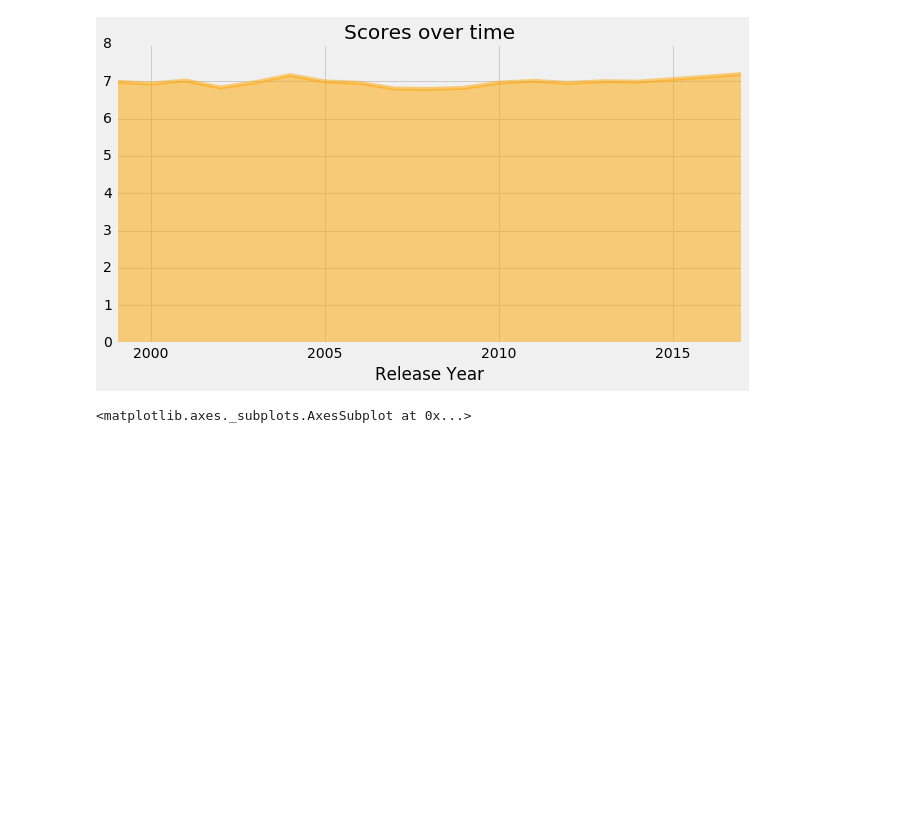
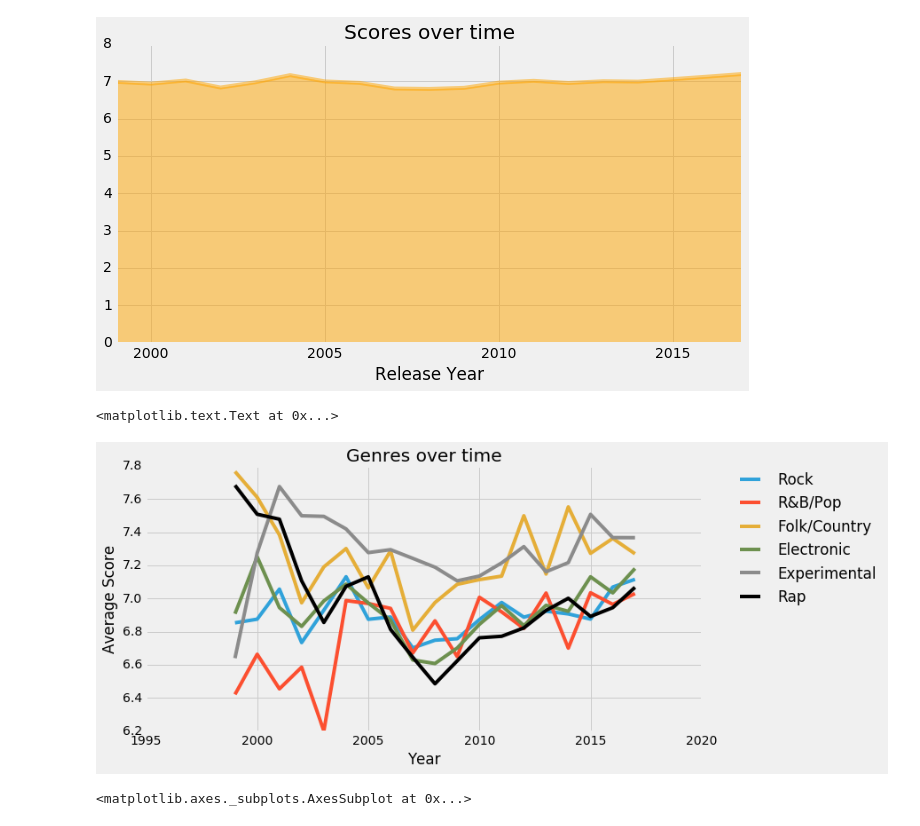
Before and after one commit to mikehalverson11/Pitchfork, a Jupyter notebook: All-Time Analysis.ipynb, the cells around one changed output. Cells and saved outputs as stored; diff of their text form; code cells hidden in the pictures; blank space fills up the shorter version.

```diff
--- a/All-Time Analysis.ipynb
+++ b/All-Time Analysis.ipynb
@@ -20,6 +20,21 @@ df[df['Release Year']>1998].groupby('Release Year').mean()['scores'].plot(title=
 # %% [output]
 <matplotlib.axes._subplots.AxesSubplot at 0x...>
 [figure]
+# %%
+fig,ax=plt.subplots()
+ax.plot(df[(df['rock']==1) & (df['Release Year']>1998)].groupby('Release Year')['scores'].mean(), label = "Rock")
+ax.plot(df[(df['r&b']==1) & (df['Release Year']>1998)].groupby('Release Year')['scores'].mean(), label = "R&B/Pop")
+ax.plot(df[(df['folk']==1) & (df['Release Year']>1998)].groupby('Release Year')['scores'].mean(), label = "Folk/Country")
+ax.plot(df[(df['electronic']==1) & (df['Release Year']>1998)].groupby('Release Year')['scores'].mean(), label = "Electronic")
+ax.plot(df[(df['experimental']==1) & (df['Release Year']>1998)].groupby('Release Year')['scores'].mean(), label = "Experimental")
+ax.plot(df[(df['rap']==1) & (df['Release Year']>1998)].groupby('Release Year')['scores'].mean(), label = "Rap",color="black")
+ax.legend(bbox_to_anchor=(1.05, 1), loc=2, borderaxespad=0.)
+plt.title("Genres over time")
+plt.xlabel("Year")
+plt.ylabel("Average Score")
+# %% [output]
+<matplotlib.text.Text at 0x...>
+[figure, added]
 # %%
 df[df['Release Year']>1998].groupby('Release Year').mean()['scores'].plot(title="Scores over time",ylim=[0,8],kind="bar",color='red')
 # %% [output]
```
Also changed, not shown: parts of 1 cell of this notebook, 2 other files.
